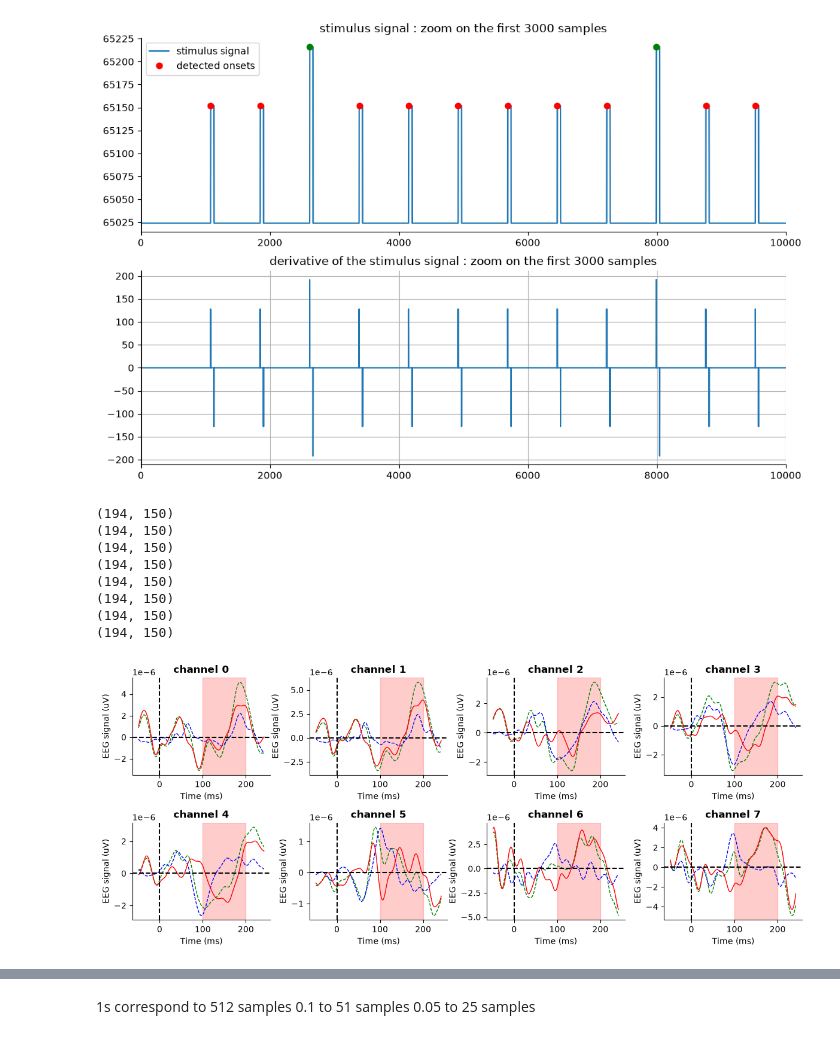
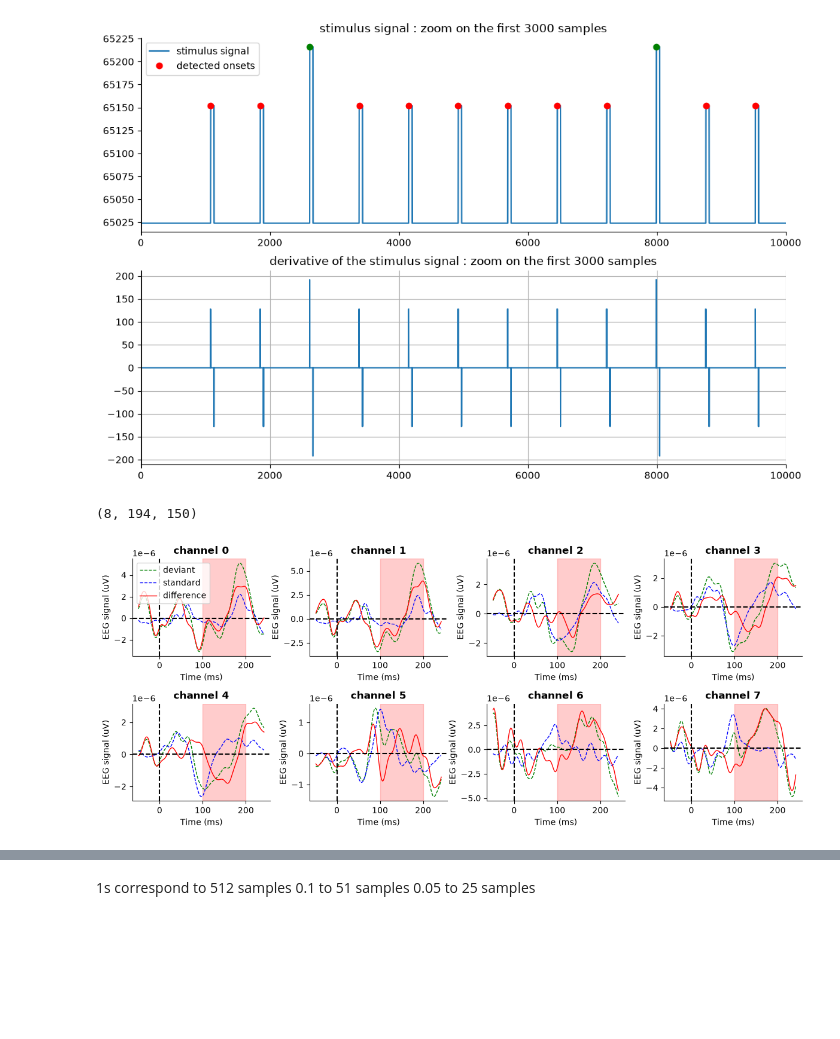
Before and after one commit to nicolascatz/M1_EEG_Project, a Jupyter notebook: scripts/DA1_TD1_Garrido_from_process_to_analysis_students.ipynb, the cells around one changed output, grey strips where cells are left out. Drawn from its saved outputs; the diff is of its cells as text; code cells hidden in the pictures; blank space fills up the shorter version.

```diff
--- a/scripts/DA1_TD1_Garrido_from_process_to_analysis_students.ipynb
+++ b/scripts/DA1_TD1_Garrido_from_process_to_analysis_students.ipynb
@@ -17,7 +17,8 @@ fs = 512                     # sampling rate (Hz)
 notch_freq, notch_q = 50, 30 # mains noise notch filter
 band_low, band_high = 4, 40  # band-pass range (Hz)
 electrode_cols = range(0, 16) # columns 1-16 hold the 16 EEG channels
-
+pretime=25                 # time before stimulus onset (s)
+posttime=125                # time after stimulus onset (s)
 
 os.getcwd()
 
@@ -206,57 +199,45 @@ ax[1].set_xlim(0, 10000)
 ax[1].grid()
 # %% [output]
 [figure]
-# %%
-# here we extract the epochs of the EEG signal around each stimulus event, for electrode 7 (index 6)
-
-sensor_epochs = []
-for t in stimulus_events[:, 0]:
-        sensor_epochs.append(data_filtered[6][t-25:t+125])
+# %%
+# extraction of epochs for a given channel
+
+eeg_aligned_all = []
+for i_ch in range(8):
+    eeg_aligned_all.append([])
+    for t in stimulus_events[:, 0]:
+        eeg_aligned_all[i_ch].append(data_filtered[i_ch][t-25:t+125])
+
+eeg_aligned_all = np.array(eeg_aligned_all)
+print(eeg_aligned_all.shape)
+# %% [output]
+(8, 194, 150)
 # %%
-# extraction of epochs for a given channel
-
 fig,ax = plt.subplots(2, 4, figsize=(12, 5))
 ax = ax.flatten()
 
+vt = np.arange(-pretime,posttime) * 1000.0 / 512.0 # in ms
+
+
 for i_ch in range(8):
 
-    vt = np.arange(-25,125) * 1000.0 / 512.0 # in ms
-    sensor_epochs = []
-
-    for t in stimulus_events[:, 0]:
-        sensor_epochs.append(data_filtered[i_ch][t-25:t+125])
-
-    sensor_epochs = np.array(sensor_epochs)
-    print(sensor_epochs.shape)
-
-
-
-    ax[i_ch].plot(vt, sensor_epochs[stimulus_events[:,1 ] == 2,:].T.mean(axis=1),'g',linestyle='--',linewidth=1)
-    # ax.plot(vt, sensor_epochs[stimulus_events[:,1 ] == 1,:].T,'gray',alpha=0.2)
-    ax[i_ch].plot(vt, sensor_epochs[stimulus_events[:,1 ] == 1,:].T.mean(axis=1),'b',linestyle='--',linewidth=1)
-    ax[i_ch].plot(vt, sensor_epochs[stimulus_events[:,1 ] == 2,:].T.mean(axis=1)-sensor_epochs[stimulus_events[:,1 ] == 1,:].T.mean(axis=1),'r',linewidth=1)
+    ax[i_ch].plot(vt, eeg_aligned_all[i_ch][stimulus_events[:,1 ] == 2,:].T.mean(axis=1),'g',linestyle='--',linewidth=1)
+    ax[i_ch].plot(vt, eeg_aligned_all[i_ch][stimulus_events[:,1 ] == 1,:].T.mean(axis=1),'b',linestyle='--',linewidth=1)
+    ax[i_ch].plot(vt, eeg_aligned_all[i_ch][stimulus_events[:,1 ] == 2,:].T.mean(axis=1)-eeg_aligned_all[i_ch][stimulus_events[:,1 ] == 1,:].T.mean(axis=1),'r',linewidth=1)
 
     ax[i_ch].set_xlabel('Time (ms)')
     ax[i_ch].set_ylabel('EEG signal (uV)')
     ax[i_ch].axvline(x=0, color='k', linestyle='--')
     ax[i_ch].axhline(y=0, color='k', linestyle='--')
     ax[i_ch].axvspan(100, 200, color='r', alpha=0.2)
     ax[i_ch].set_title(f'channel {i_ch}' , fontsize=12,weight='bold')
     ax[i_ch].spines['top'].set_visible(False)
     ax[i_ch].spines['right'].set_visible(False)
-    # ax[i_ch].legend(['deviant', 'standard'], loc='best')
+ax[0].legend(['deviant', 'standard','difference'], loc='best')
 
 plt.tight_layout()
 # %% [output]
-(194, 150)
-(194, 150)
-(194, 150)
-(194, 150)
-(194, 150)
-(194, 150)
-(194, 150)
-(194, 150)
-[figure, old version]
+[figure, new version]
 # %%
 
 # 150 samples = 150/512 s = 0.29296875 s
```
Also changed, not shown: parts of 10 cells of this notebook, 2 other files.
